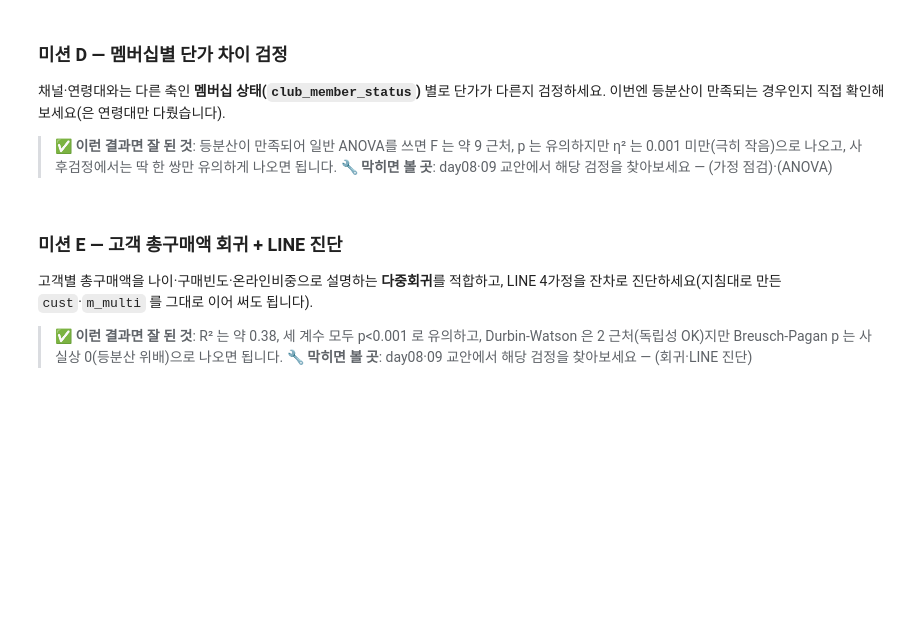
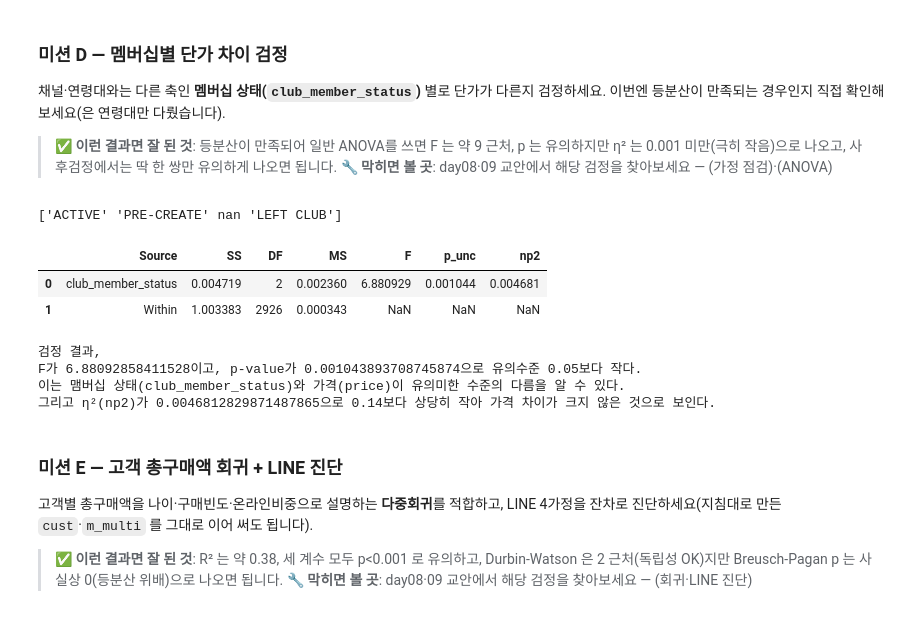
Before and after one commit to seventy4-git/hm-analysis, a Jupyter notebook: 03_데이터_통계.ipynb, the cells around one changed output. Cells and saved outputs as stored; diff of their text form; code cells hidden in the pictures; blank space fills up the shorter version.

```diff
--- a/03_데이터_통계.ipynb
+++ b/03_데이터_통계.ipynb
@@ -101,6 +158,25 @@
 > 🔧 **막히면 볼 곳**: day08·09 교안에서 해당 검정을 찾아보세요 — (가정 점검)·(ANOVA)
 # %%
 # 여기에 코드를 작성하세요
+df_s = df.sample(n=3000, random_state=42)
+
+print(df_s['club_member_status'].unique())
+
+aov = pg.anova(data=df_s, dv='price', between='club_member_status', detailed=True)
+display(aov)
+
+print(f'검정 결과,\nF가 {aov['F'].iloc[0]}이고, p-value가 {aov['p_unc'].iloc[0]}으로 유의수준 0.05보다 작다.')
+print(f'이는 맴버십 상태(club_member_status)와 가격(price)이 유의미한 수준의 다름을 알 수 있다.')
+print(f'그리고 η²(np2)가 {aov['np2'].iloc[0]}으로 0.14보다 상당히 작아 가격 차이가 크지 않은 것으로 보인다.')
+# %% [output]
+['ACTIVE' 'PRE-CREATE' nan 'LEFT CLUB']
+|  | Source | SS | DF | MS | F | p_unc | np2 |
+| 0 | club_member_status | 0.004719 | 2 | 0.002360 | 6.880929 | 0.001044 | 0.004681 |
+| 1 | Within | 1.003383 | 2926 | 0.000343 | NaN | NaN | NaN |
+검정 결과,
+F가 6.88092858411528이고, p-value가 0.001043893708745874으로 유의수준 0.05보다 작다.
+이는 맴버십 상태(club_member_status)와 가격(price)이 유의미한 수준의 다름을 알 수 있다.
+그리고 η²(np2)가 0.0046812829871487865으로 0.14보다 상당히 작아 가격 차이가 크지 않은 것으로 보인다.
 # %% [markdown]
 ### 미션 E — 고객 총구매액 회귀 + LINE 진단
 고객별 총구매액을 나이·구매빈도·온라인비중으로 설명하는 **다중회귀**를 적합하고, LINE 4가정을 잔차로 진단하세요(지침대로 만든 `cust`·`m_multi` 를 그대로 이어 써도 됩니다).
```
Also changed, not shown: parts of 2 cells of this notebook.
